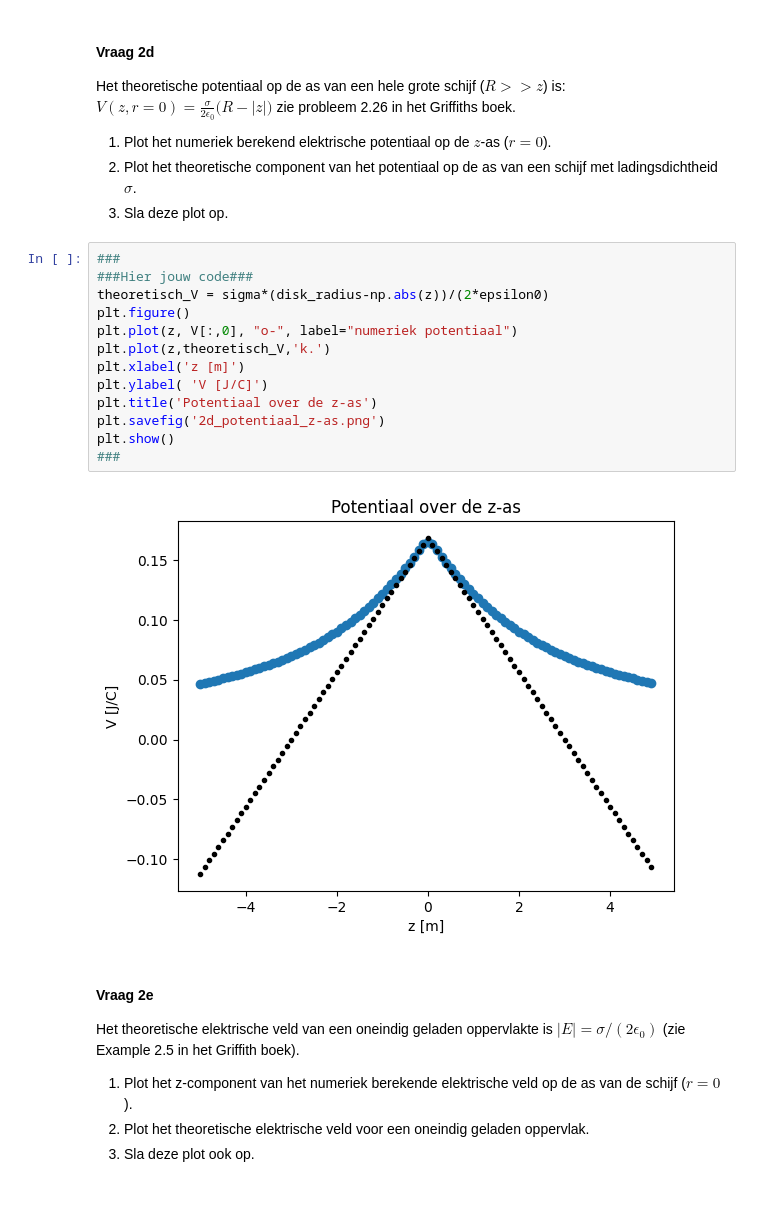
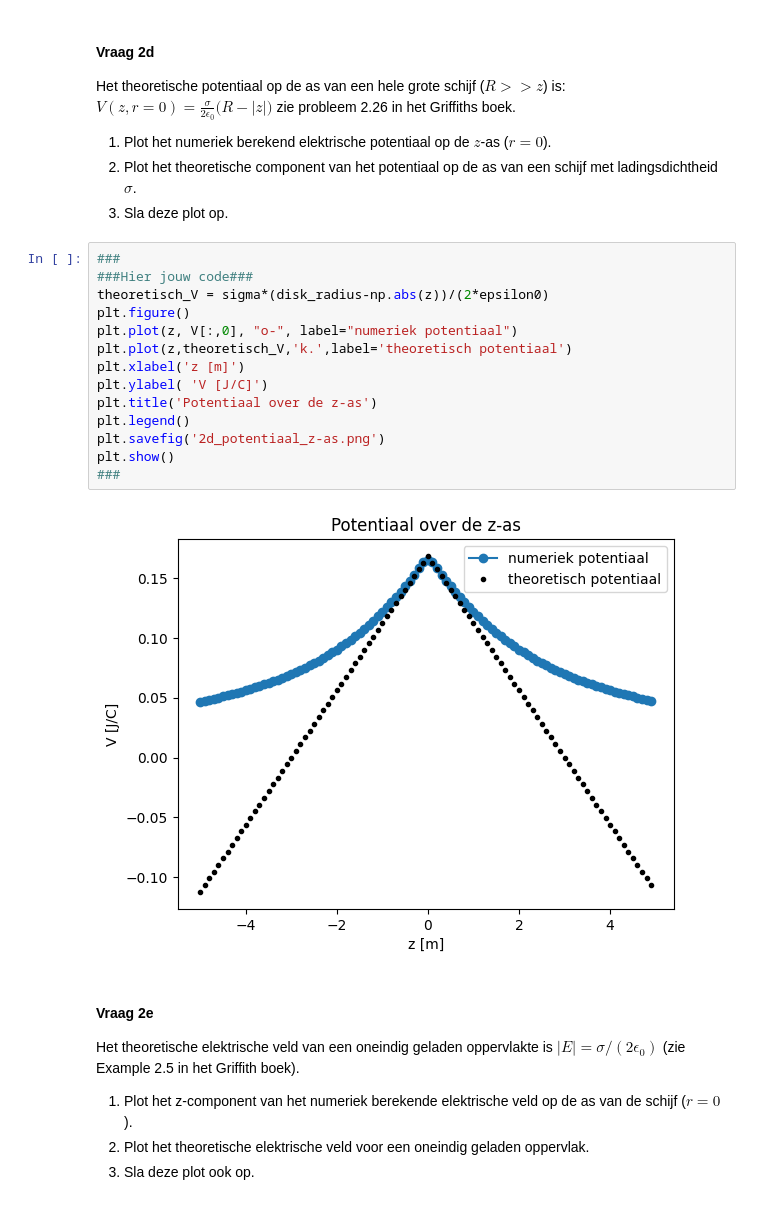
Before and after one commit to FS314159265358979323846264338/opdrachten-DEF-D, a Jupyter notebook: DigitaleOntwerpopdrachten/1CondensatorOpdracht/CondensatorOntwerpopdracht.ipynb, the cells around one changed output. Saved outputs shown, nothing was run; the diff lists cells and outputs as text.

```diff
--- a/DigitaleOntwerpopdrachten/1CondensatorOpdracht/CondensatorOntwerpopdracht.ipynb
+++ b/DigitaleOntwerpopdrachten/1CondensatorOpdracht/CondensatorOntwerpopdracht.ipynb
@@ -245,18 +245,19 @@ zie probleem 2.26 in het Griffiths boek.
 # %%
 ###
 ###Hier jouw code###
 theoretisch_V = sigma*(disk_radius-np.abs(z))/(2*epsilon0)
 plt.figure()
 plt.plot(z, V[:,0], "o-", label="numeriek potentiaal")
-plt.plot(z,theoretisch_V,'k.')
+plt.plot(z,theoretisch_V,'k.',label='theoretisch potentiaal')
 plt.xlabel('z [m]')
 plt.ylabel( 'V [J/C]')
 plt.title('Potentiaal over de z-as')
+plt.legend()
 plt.savefig('2d_potentiaal_z-as.png')
 plt.show()
 ###
 # %% [output]
-[figure, old version]
+[figure, new version]
 # %% [markdown]
 #### Vraag 2e
 
```
Also changed, not shown: parts of 3 cells of this notebook, 2 other files.
